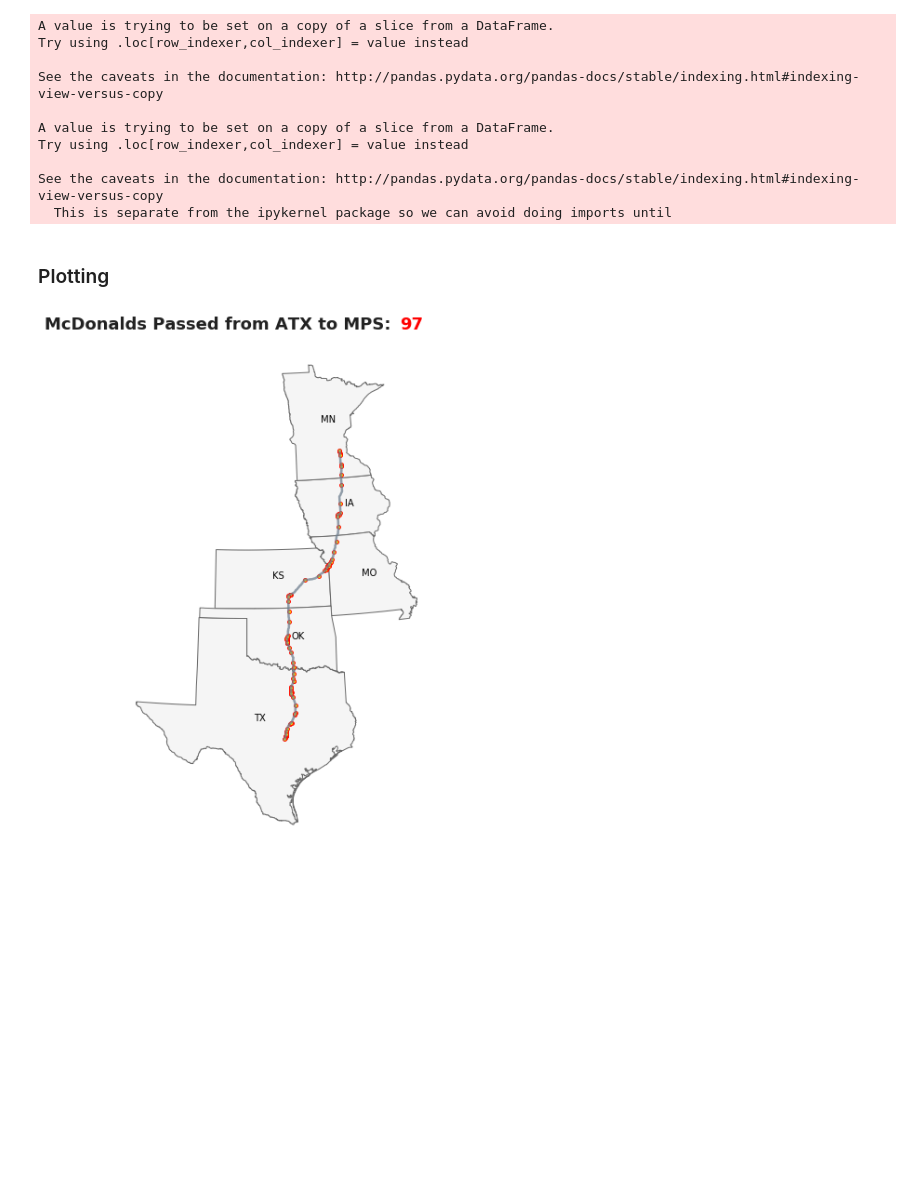
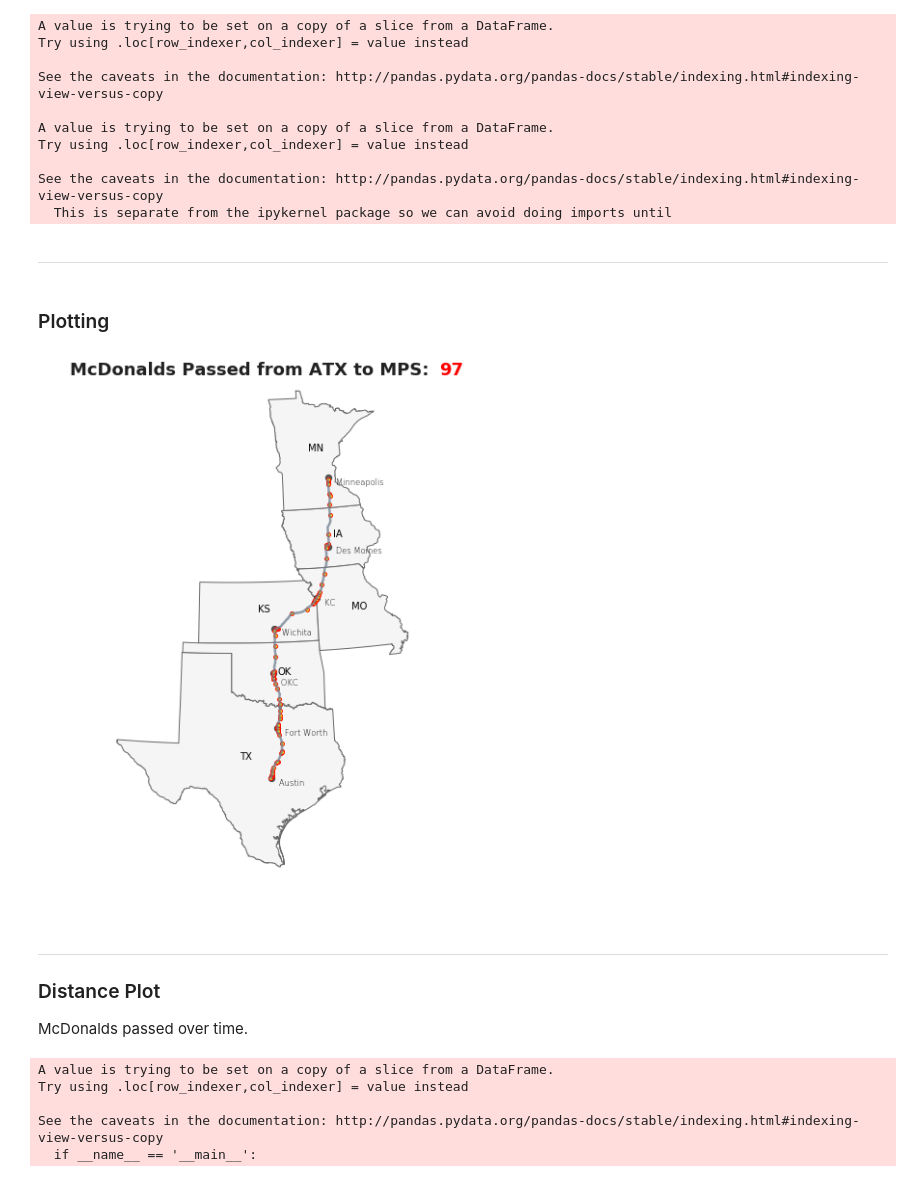
Before and after one commit to ryan-p-larson/road-trip, a Jupyter notebook: workbook.ipynb, the cells around one changed output. Drawn from its saved outputs; the diff is of its cells as text; code cells hidden in the pictures; blank space fills up the shorter version.

Commit message:
Add cities to plot, and add a cumulative mcdons passed plot.

```diff
--- a/workbook.ipynb
+++ b/workbook.ipynb
@@ -175,4 +175,18 @@ road_trip_mcdons['intersects'].value_counts()
 False    2139
 True      107
 Name: intersects, dtype: int64
+# %%
+cities = [
+    {'city': 'Austin', 'lat': 30.267153, 'lng': -97.743061},
+    {'city': 'Fort Worth', 'lat': 32.7554883, 'lng': -97.3307658},
+    {'city': 'OKC', 'lat': 35.4675602, 'lng': -97.5164276},
+    {'city': 'Wichita', 'lat': 37.6871761, 'lng': -97.330053},
+    {'city': 'KC', 'lat': 39.0997265, 'lng':  -94.5785667},
+    {'city': 'Des Moines', 'lat': 41.6005448, 'lng': -93.6091064},
+    {'city': 'Minneapolis', 'lat': 44.977753, 'lng': -93.2650108}
+]
+
+cities_df = pd.DataFrame(cities)
+
+cities_df['geometry'] = cities_df.apply(lambda city: Point(city.lng, city.lat), axis=1)
 # %% [markdown]
@@ -189,6 +203,11 @@ road_trip_mcdons.to_crs(epsg=2163, inplace=True)
 directs_df = gpd.GeoDataFrame(directs_line, geometry=directs_line)
 directs_df.crs = {'init': 'epsg:4326'}
 directs_df.to_crs(epsg=2163, inplace=True)
+
+# Cities reprojection
+cities_df = gpd.GeoDataFrame(cities_df, geometry=cities_df.geometry)
+cities_df.crs = {'init': 'epsg:4326'}
+cities_df.to_crs(epsg=2163, inplace=True)
 # %% [output]
 A value is trying to be set on a copy of a slice from a DataFrame.
 Try using .loc[row_indexer,col_indexer] = value instead
@@ -226,6 +245,8 @@ Try using .loc[row_indexer,col_indexer] = value instead
 
 See the caveats in the documentation: http://pandas.pydata.org/pandas-docs/stable/indexing.html#indexing-view-versus-copy
   This is separate from the ipykernel package so we can avoid doing imports until
+# %% [markdown]
+---
 # %% [markdown]
 ### Plotting
 # %%
@@ -237,9 +258,23 @@ fig, ax = plt.subplots(1, figsize=(10, 10))
 # States
 road_trip_states.plot(ax=ax, facecolor='whitesmoke', edgecolor='dimgrey')
 
-# Labels
+# State Labels
 for x, y, name in zip(state_labels.geometry.x, state_labels.geometry.y, state_labels.abbrv):
     plt.text(x, y, name, fontsize=10,)
+
+# Cities
+cities_df.plot(ax=ax, markersize=40, color='#333333', alpha=0.8)
+
+# City labels
+for x, y, name in zip(cities_df.geometry.x, cities_df.geometry.y, cities_df.city):
+    if (name == 'OKC'):
+        ny = y-25000
+        nx = x-15
+    else:
+        ny = y
+        nx = x
+    ax.text(nx, ny, '   ' + name, size='small', weight='light', va='top')
+
 
 # Directions
 directs_df.plot(ax=ax, color='slategrey', alpha=0.75, linewidth=2.5)
@@ -253,41 +288,47 @@ road_trip_mcdons[road_trip_mcdons['intersects'] == True].plot(ax=ax, color='yell
 ax.set_axis_off()
 
 # Map title
-ax.text(-0.25, 1.05, 'McDonalds Passed from ATX to MPS:',
+ax.text(-0.1, 1.01, 'McDonalds Passed from ATX to MPS:',
           family='Roboto Bold',
           weight='semibold',
           color='#222222',
           size=18,
           va='top',
           ha='left',
           transform=ax.transAxes,
           bbox={
               'boxstyle': 'square',
               'ec': 'white',
               'fc': 'white',
-              'pad': 0.5,
-              'alpha': 0.5
+              'pad': 0.25,
+              'alpha': 0.25
           })
 
 # Map title
-ax.text(0.9, 1.05, '97',
+ax.text(1.05, 1.01, '97',
           family='Roboto Bold',
           weight='semibold',
           color='red',
           size=18,
           va='top',
           ha='left',
           transform=ax.transAxes,
           bbox={
               'boxstyle': 'square',
               'ec': 'white',
               'fc': 'white',
               'pad': 0.25,
-              'alpha': 0.5
+              'alpha': 0.25
           })
 
 # show
 #plt.tight_layout();
 plt.savefig('./road-trip-mcdonalds.png', facecolor='white', bbox_inches='tight', pad_inches=0.15, dpi=108)
 # %% [output]
-[figure, old version]
+[figure, new version]
+# %% [markdown]
+---
+
+### Distance Plot
+
+McDonalds passed over time.
@@ -293,0 +340,16 @@ plt.savefig('./road-trip-mcdonalds.png', facecolor='white', bbox_inches='tight',
+# %%
+def get_near_gpx(mcdon, gpxsegment):
+    """ Returns closest directions GPS point to a given mcdonalds. """
+    mcdon_pt = Location(mcdon['lat'], mcdon['lng'])
+    nearest_location, track_no, track_segment, track_pt_no = gpxsegment.get_nearest_location(mcdon_pt)
+    gpx_pt = gpxsegment.tracks[track_no].segments[track_segment].points[track_pt_no]
+
+    return gpx_pt
+
+passed_mcdons['nearest_gpx_pt'] = passed_mcdons.apply(lambda mcd: get_near_gpx(mcd, gpx), axis=1)
+# %% [output]
+A value is trying to be set on a copy of a slice from a DataFrame.
+Try using .loc[row_indexer,col_indexer] = value instead
+
+See the caveats in the documentation: http://pandas.pydata.org/pandas-docs/stable/indexing.html#indexing-view-versus-copy
+  if __name__ == '__main__':
```
Also changed, not shown: parts of 9 cells of this notebook.
